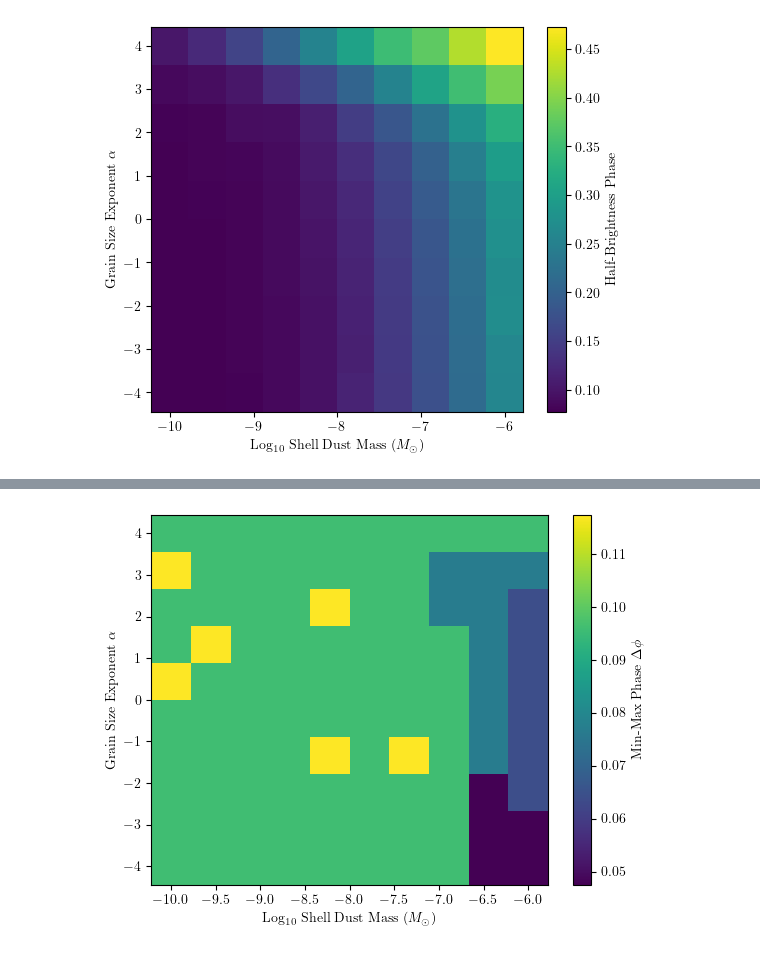
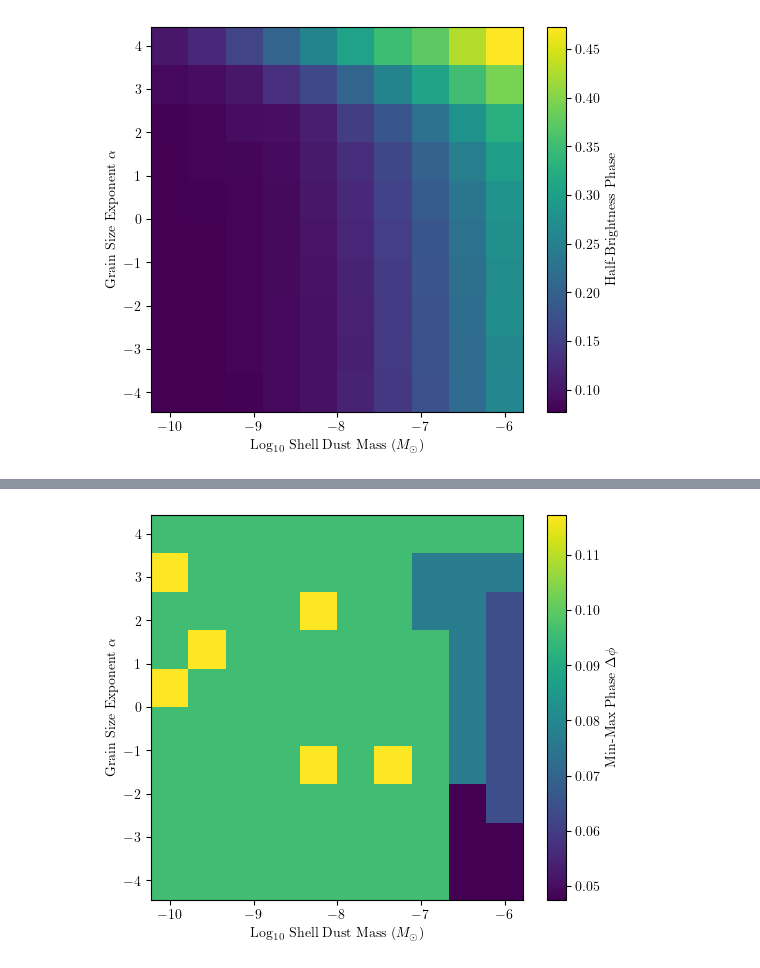
Before and after one commit to ryanwhite1/xenomorph, a Jupyter notebook: grid_runs.ipynb, the cells around one changed output, grey strips where cells are left out. Saved outputs shown, nothing was run; the diff lists cells and outputs as text; code cells hidden in the pictures.

```diff
--- a/grid_runs.ipynb
+++ b/grid_runs.ipynb
@@ -286,32 +286,32 @@ from scipy import interpolate
 
 min_max_time = np.zeros((len(dust_parameter_grid['dust_mass']), len(dust_parameter_grid['aexp'])))
 
 for i, dust_mass in enumerate(dust_parameter_grid['dust_mass']):
     for j, grain_size in enumerate(dust_parameter_grid['aexp']):
         clean_ydata = dust_grid_array[i, j, :].copy()
         for k, val in enumerate(clean_ydata):
             if (val < 0) or np.isnan(val) or np.isinf(val) or (val == 0):
                 clean_ydata[k] = clean_ydata[k-1]
         ydata = np.append(clean_ydata, clean_ydata)
         xdata = np.append(phases, 1 + phases)
 
         min_ind = np.argmin(ydata).flatten()[0]
         curr_y = ydata[min_ind]
         delta_ind = 0
         while curr_y != max(ydata):
             delta_ind += 1
             curr_y = ydata[min_ind + delta_ind]
         min_max_time[i, j] = xdata[min_ind + delta_ind] - xdata[min_ind]
 
 
-fig, ax = plt.subplots()
+fig, ax = plt.subplots(figsize=(6, 5))
 
 cmappable = ax.pcolormesh(np.log10(dust_parameter_grid['dust_mass']), dust_parameter_grid['aexp'], min_max_time.T,
                          rasterized=True)
 plt.colorbar(cmappable, label=r'Min-Max Phase $\Delta \phi$')
 
 ax.set(xlabel=r'Log$_{10}$ Shell Dust Mass ($M_\odot$)', ylabel=r'Grain Size Exponent $\alpha$')
 fig.savefig('Images/MRes_Plots/Dust-mass-grain-min-max-phase.png', dpi=400, bbox_inches='tight')
 fig.savefig('Images/MRes_Plots/Dust-mass-grain-min-max-phase.pdf', dpi=400, bbox_inches='tight')
 # %% [output]
-[figure, old version]
+[figure, new version]
```
Also changed, not shown: parts of 2 cells of this notebook, 8 other files.
